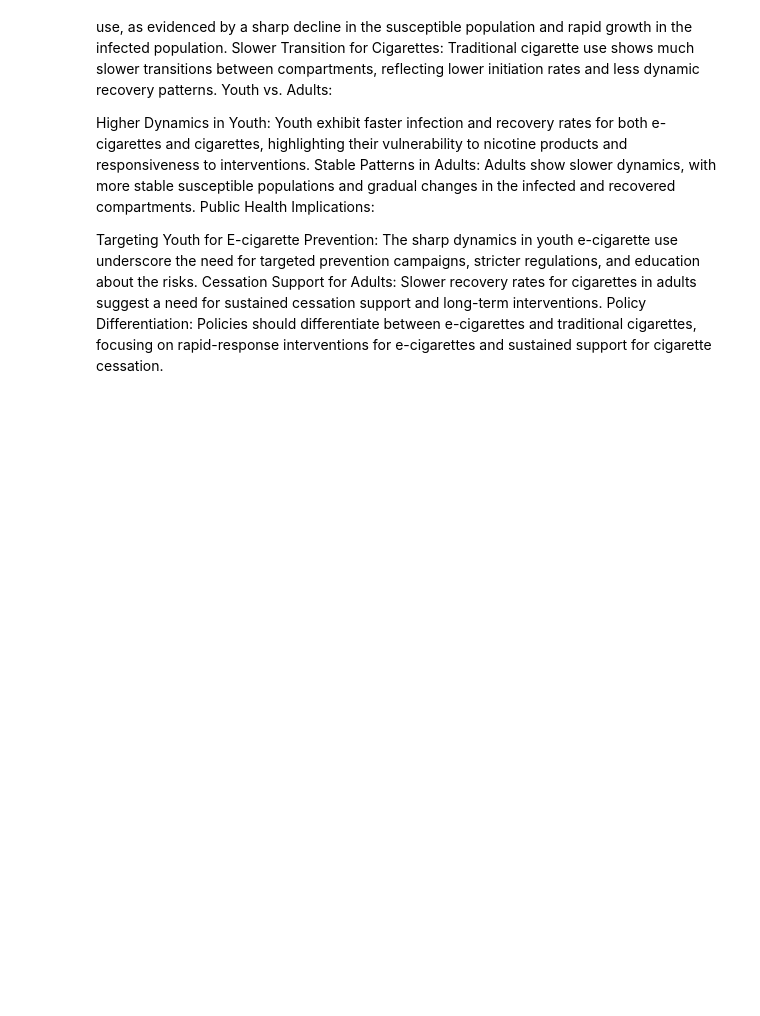
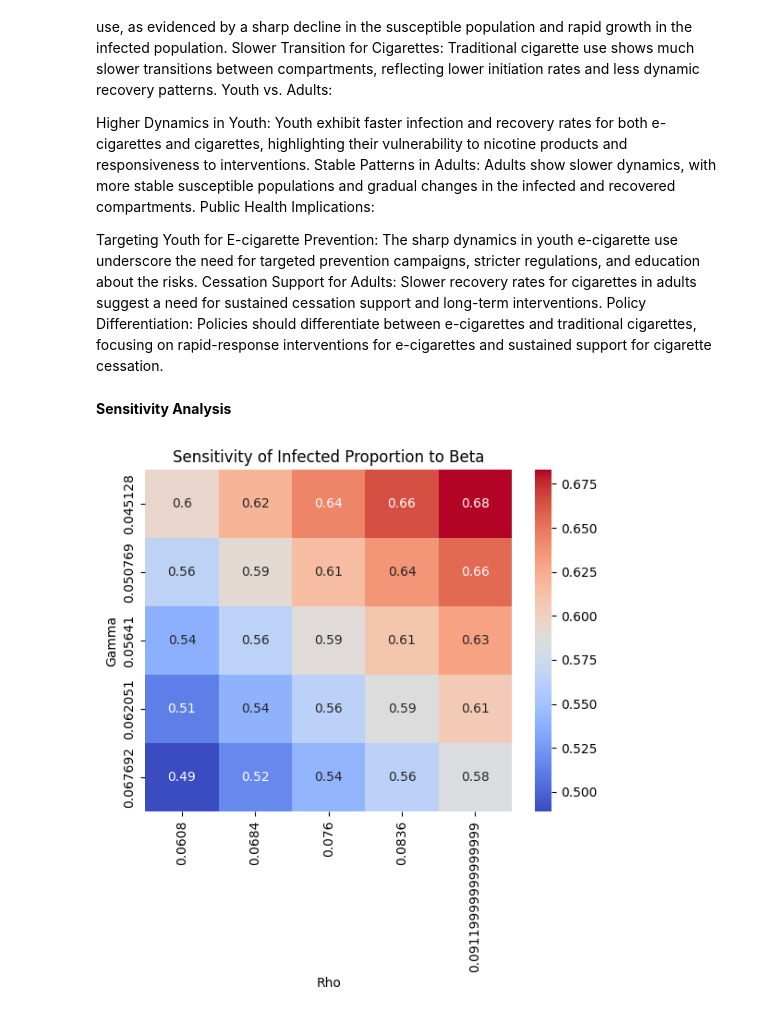
Before and after one commit to revak18/nicotine_use_mathmodel, a Jupyter notebook: NicotineUse_SIR_ODE_Model.ipynb, the cells around one changed output. Saved outputs shown, nothing was run; the diff lists cells and outputs as text; code cells hidden in the pictures; blank space fills up the shorter version.

```diff
--- a/NicotineUse_SIR_ODE_Model.ipynb
+++ b/NicotineUse_SIR_ODE_Model.ipynb
@@ -169,3 +169,47 @@ Public Health Implications:
 Targeting Youth for E-cigarette Prevention: The sharp dynamics in youth e-cigarette use underscore the need for targeted prevention campaigns, stricter regulations, and education about the risks.
 Cessation Support for Adults: Slower recovery rates for cigarettes in adults suggest a need for sustained cessation support and long-term interventions.
 Policy Differentiation: Policies should differentiate between e-cigarettes and traditional cigarettes, focusing on rapid-response interventions for e-cigarettes and sustained support for cigarette cessation.
+# %% [markdown]
+**Sensitivity Analysis**
+# %%
+#Runs the SIRI model simulation and returns the proportion of infected individuals at 5 years.
+def run_simulation(S0, I0, R0, beta, gamma, rho):
+    y0 = [S0, I0, R0]
+    t = np.linspace(0, 60, 60)  # Simulate for 5 years (60 months)
+
+    sol = odeint(dSIRI_dt, y0, t, args=(B, beta, gamma, rho, mu))
+    return sol[-1, 1]  # Return the proportion of infected individuals at the end of the simulation
+
+# Define parameter ranges for sensitivity analysis
+beta_range = np.linspace(beta_EC * 0.8, beta_EC * 1.2, 5)  # Vary beta_EC by +/- 20%
+gamma_range = np.linspace(gamma_EC * 0.8, gamma_EC * 1.2, 5)  # Vary gamma_EC by +/- 20%
+rho_range = np.linspace(rho_EC * 0.8, rho_EC * 1.2, 5)  # Vary rho_EC by +/- 20%
+
+# Create empty lists to store results
+results_5_years_sensitivity = []
+
+# Perform sensitivity analysis
+for beta_val in beta_range:
+    for gamma_val in gamma_range:
+        for rho_val in rho_range:
+            # Run simulation with perturbed parameters
+            infected_prop = run_simulation(S0_EC_A, I0_EC_A, R0_EC_A, beta_val, gamma_val, rho_val)
+            results_5_years_sensitivity.append([beta_val, gamma_val, rho_val, infected_prop])
+
+# Convert results to a DataFrame for easier analysis
+df_sensitivity = pd.DataFrame(results_5_years_sensitivity, columns=['beta', 'gamma', 'rho', 'Infected_Proportion'])
+
+# Analyze and visualize results
+# Example: Calculate mean infected proportion for each parameter combination
+df_sensitivity_mean = df_sensitivity.groupby(['beta', 'gamma', 'rho']).mean().reset_index()
+
+# Example: Create a heatmap to visualize sensitivity to beta
+import seaborn as sns
+sns.heatmap(df_sensitivity_mean.pivot_table(index='gamma', columns='rho', values='Infected_Proportion'),
+            cmap='coolwarm', annot=True)
+plt.xlabel('Rho')
+plt.ylabel('Gamma')
+plt.title('Sensitivity of Infected Proportion to Beta')
+plt.show()
+# %% [output]
+[figure, added]
```
Also changed, not shown: parts of 2 cells of this notebook.
